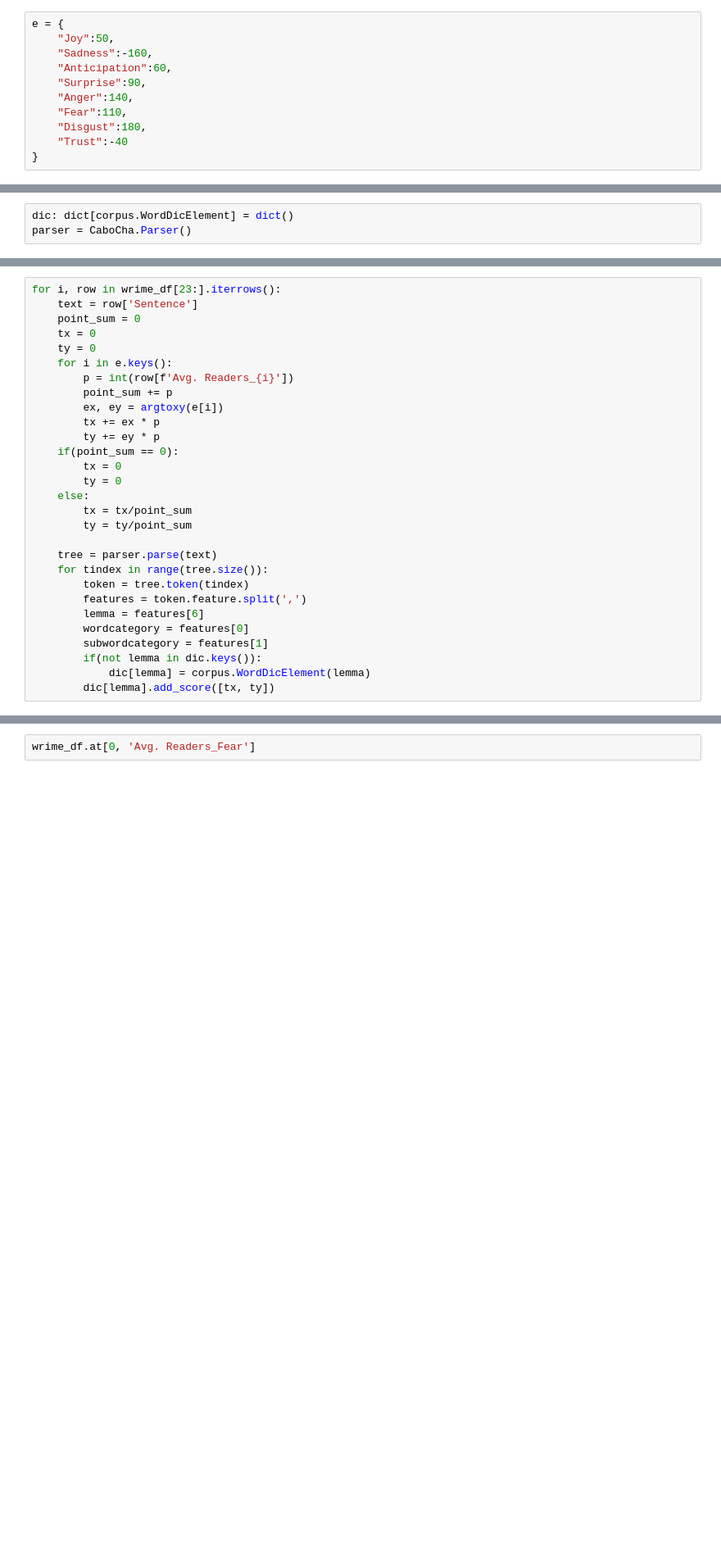
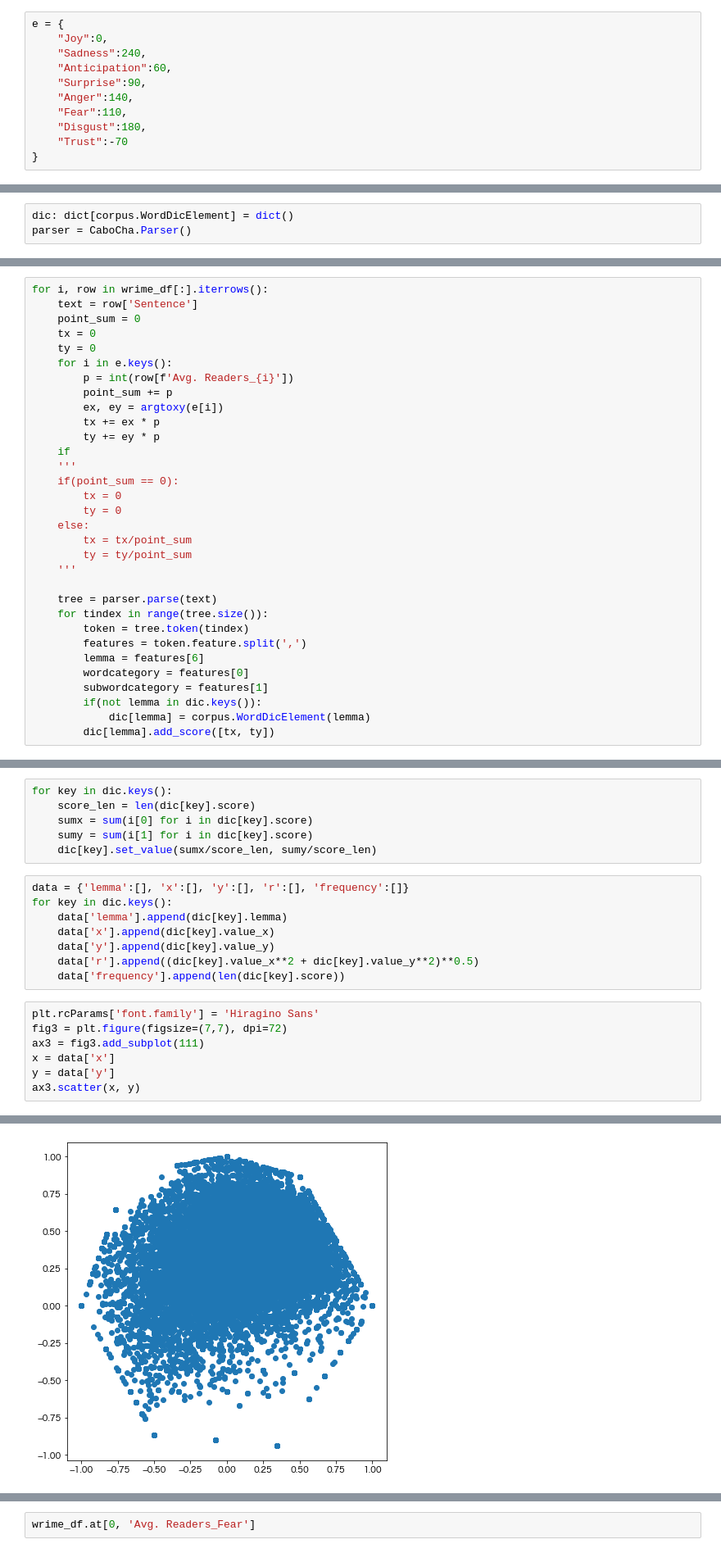
Before and after one commit to midoriba/emotionDic, a Jupyter notebook: sub.ipynb, the cells around one changed output, grey strips where cells are left out. Shown at 82% size. Cells and saved outputs as stored; diff of their text form; blank space fills up the shorter version.

```diff
--- a/sub.ipynb
+++ b/sub.ipynb
@@ -41,13 +73,13 @@ Index(['Sentence', 'UserID', 'Datetime', 'Train/Dev/Test', 'Writer_Joy',
 # %%
 e = {
-    "Joy":50,
-    "Sadness":-160,
+    "Joy":0,
+    "Sadness":240,
     "Anticipation":60,
     "Surprise":90,
     "Anger":140,
     "Fear":110,
     "Disgust":180,
-    "Trust":-40
+    "Trust":-70
 }
 # %%
 plt.rcParams['font.family'] = 'Hiragino Sans'
@@ -100,5 +127,5 @@ word_df
 # %%
-for i, row in wrime_df[23:].iterrows():
+for i, row in wrime_df[:].iterrows():
     text = row['Sentence']
     point_sum = 0
     tx = 0
@@ -109,12 +136,15 @@ for i, row in wrime_df[23:].iterrows():
         ex, ey = argtoxy(e[i])
         tx += ex * p
         ty += ey * p
+    if
+    '''
     if(point_sum == 0):
         tx = 0
         ty = 0
     else:
         tx = tx/point_sum
         ty = ty/point_sum
+    '''
 
     tree = parser.parse(text)
     for tindex in range(tree.size()):
@@ -128,0 +182,22 @@ for i, row in wrime_df[23:].iterrows():
+# %%
+for key in dic.keys():
+    score_len = len(dic[key].score)
+    sumx = sum(i[0] for i in dic[key].score)
+    sumy = sum(i[1] for i in dic[key].score)
+    dic[key].set_value(sumx/score_len, sumy/score_len)
+# %%
+data = {'lemma':[], 'x':[], 'y':[], 'r':[], 'frequency':[]}
+for key in dic.keys():
+    data['lemma'].append(dic[key].lemma)
+    data['x'].append(dic[key].value_x)
+    data['y'].append(dic[key].value_y)
+    data['r'].append((dic[key].value_x**2 + dic[key].value_y**2)**0.5)
+    data['frequency'].append(len(dic[key].score))
+# %%
+plt.rcParams['font.family'] = 'Hiragino Sans'
+fig3 = plt.figure(figsize=(7,7), dpi=72)
+ax3 = fig3.add_subplot(111)
+x = data['x']
+y = data['y']
+ax3.scatter(x, y)
+# %% [output]
@@ -128,0 +205 @@ for i, row in wrime_df[23:].iterrows():
+[figure, added]
```
Also changed, not shown: parts of 13 cells of this notebook, 9 other files.
